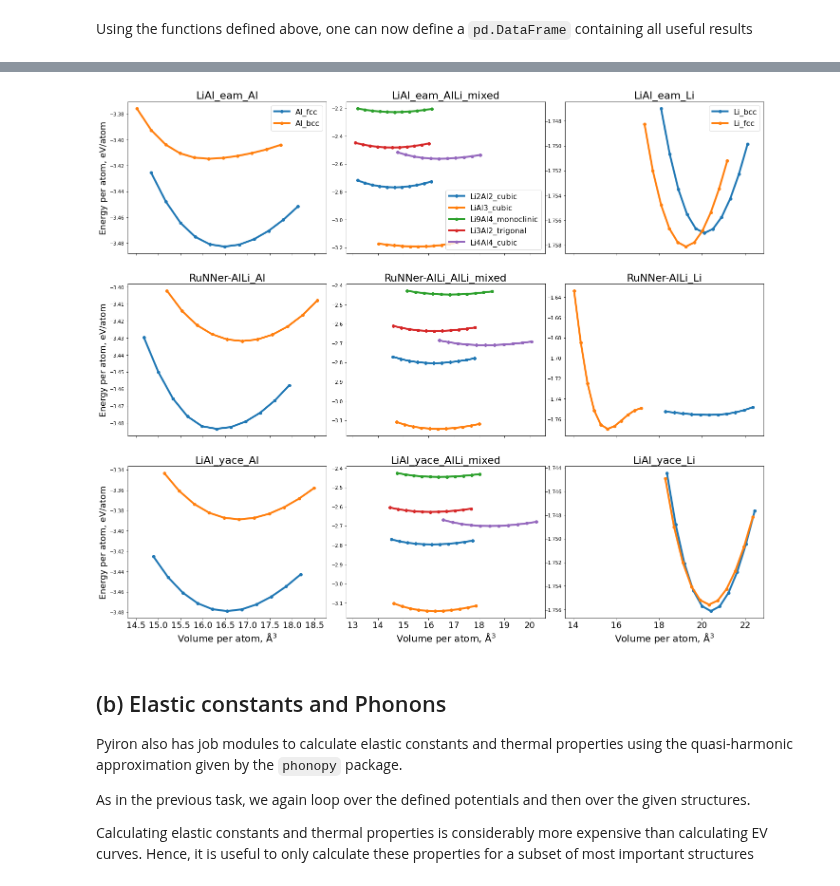
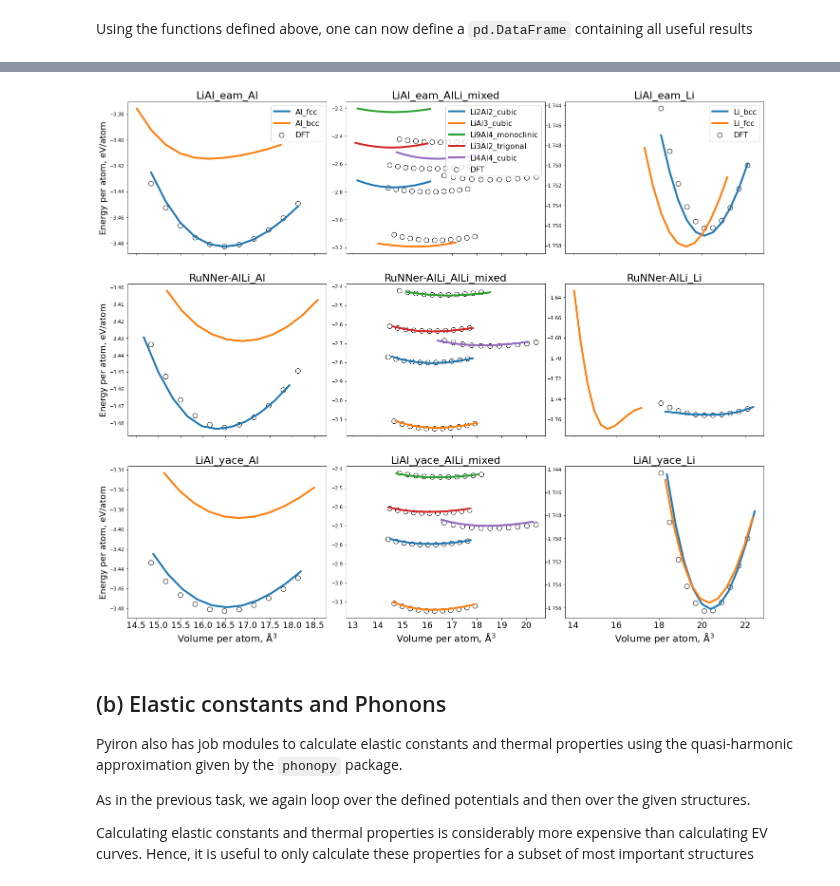
Before and after one commit to pyiron-workshop/potentials-workshop-2022, a Jupyter notebook: validation/validation_LiAl.ipynb, the cells around one changed output, grey strips where cells are left out. Saved outputs shown, nothing was run; the diff lists cells and outputs as text; code cells hidden in the pictures.

```diff
--- a/validation/validation_LiAl.ipynb
+++ b/validation/validation_LiAl.ipynb
@@ -274,3 +274,10 @@ map directly to c-types [inferred_type->mixed,key->block2_values] [items->Index(
+# %%
+
+df = pd.read_pickle("dft_ref.pckl")
+
+al_fcc = df[df["compound"]=="Al_fcc"]
+li_bcc = df[df["compound"]=="Li_bcc"]
+df_mixed = df[df["compound"].isin(["LiAl_mp-1067","LiAl3_mp-10890","Li9Al4_mp-568404","Li3Al2_mp-16506","LiAl_mp-1079240"])]
 # %%
 fig, ax_list = plt.subplots(ncols=3, nrows=len(potentials_list), sharex="col")
 
@@ -281,12 +288,6 @@ color_palette = sns.color_palette("tab10", n_colors=len(data_murn.phase.unique()
 
 
 for i, pot in enumerate(potentials_list):
-
-    # if len(potentials_list) == 1:
-    #     ax = ax_list
-    # else:
-    #     ax = ax_list.flatten()[i]
-
 
 
     mask1 = data_murn["compound"]=="Al"
@@ -303,57 +304,70 @@ for i, pot in enumerate(potentials_list):
         murn_df = murn_job.output_to_pandas()
         n_atoms = row["n_atoms"]
 
-        ax_list[i,0].plot(murn_df["volume"]/n_atoms, murn_df["energy"]/n_atoms,"o-",
+        ax_list[i,0].plot(murn_df["volume"]/n_atoms, murn_df["energy"]/n_atoms,"-",
                             lw=4,
                             label= row["phase"],
                             color=color_palette[j])
 
+
+
         ax_list[i,0].set_title(f"{get_clean_project_name(pot)}" + '_' + data1.iloc[0]["compound"],fontsize=22)
         # ax_list[i,0].legend(prop={"size":16})
+
+    ax_list[i,0].scatter(al_fcc["vol"],al_fcc["energy"]/al_fcc["number_of_atoms"],
+                            facecolor="none",edgecolor="k",s=100,label="DFT")
 
     for j,(_, row) in enumerate(data2.iterrows()):
         murn_job = pr.load(row["job_id"])
         murn_df = murn_job.output_to_pandas()
         n_atoms = row["n_atoms"]
 
-        ax_list[i,2].plot(murn_df["volume"]/n_atoms, murn_df["energy"]/n_atoms,"o-",
+        ax_list[i,2].plot(murn_df["volume"]/n_atoms, murn_df["energy"]/n_atoms,"-",
                             lw=4,
                             label= row["phase"],
                             color=color_palette[j])
 
+
+
         ax_list[i,2].set_title(f"{get_clean_project_name(pot)}" + '_' + data2.iloc[0]["compound"],fontsize=22)
         # ax_list[i,2].legend(prop={"size":16})
+
+    ax_list[i,2].scatter(li_bcc["vol"],li_bcc["energy"]/li_bcc["number_of_atoms"],
+                            facecolor="none",edgecolor="k",s=100,label="DFT")
 
     for j,(_, row) in enumerate(data3.iterrows()):
         murn_job = pr.load(row["job_id"])
         murn_df = murn_job.output_to_pandas()
         n_atoms = row["n_atoms"]
 
-        ax_list[i,1].plot(murn_df["volume"]/n_atoms, murn_df["energy"]/n_atoms,"o-",
+        ax_list[i,1].plot(murn_df["volume"]/n_atoms, murn_df["energy"]/n_atoms,"-",
                             lw=4,
                             label= row["phase"],
                             color=color_palette[j])
 
         ax_list[i,1].set_title(f"{get_clean_project_name(pot)}" + '_AlLi_mixed',fontsize=22)
         # ax_list[i,1].legend(prop={"size":16})
+
+    ax_list[i,1].scatter(df_mixed["vol"],df_mixed["energy"]/df_mixed["number_of_atoms"],
+                            facecolor="none",edgecolor="k",s=100,label="DFT")
 
 
 for i in range(3):
     ax_list[0,i].legend(prop={"size":16})
     ax_list[-1,i].set_xlabel("Volume per atom, $\mathrm{\AA^3}$",fontsize=20)
     ax_list[-1,i].tick_params(axis="x",labelsize=18)
 
 for i in range(len(potentials_list)):
     ax_list[i,0].set_ylabel("Energy per atom, eV/atom",fontsize=18)
 
 
 
 # ax.legend(prop={"size":16})
 # ax.set_ylabel("Energy per atom, eV/atom",fontsize=20)
 #break
 fig.subplots_adjust(wspace=0.1);
 # %% [output]
-[figure, old version]
+[figure, new version]
 # %% [markdown]
 ## (b) Elastic constants and Phonons
 
```
Also changed, not shown: parts of 14 cells of this notebook, 1 other file.
